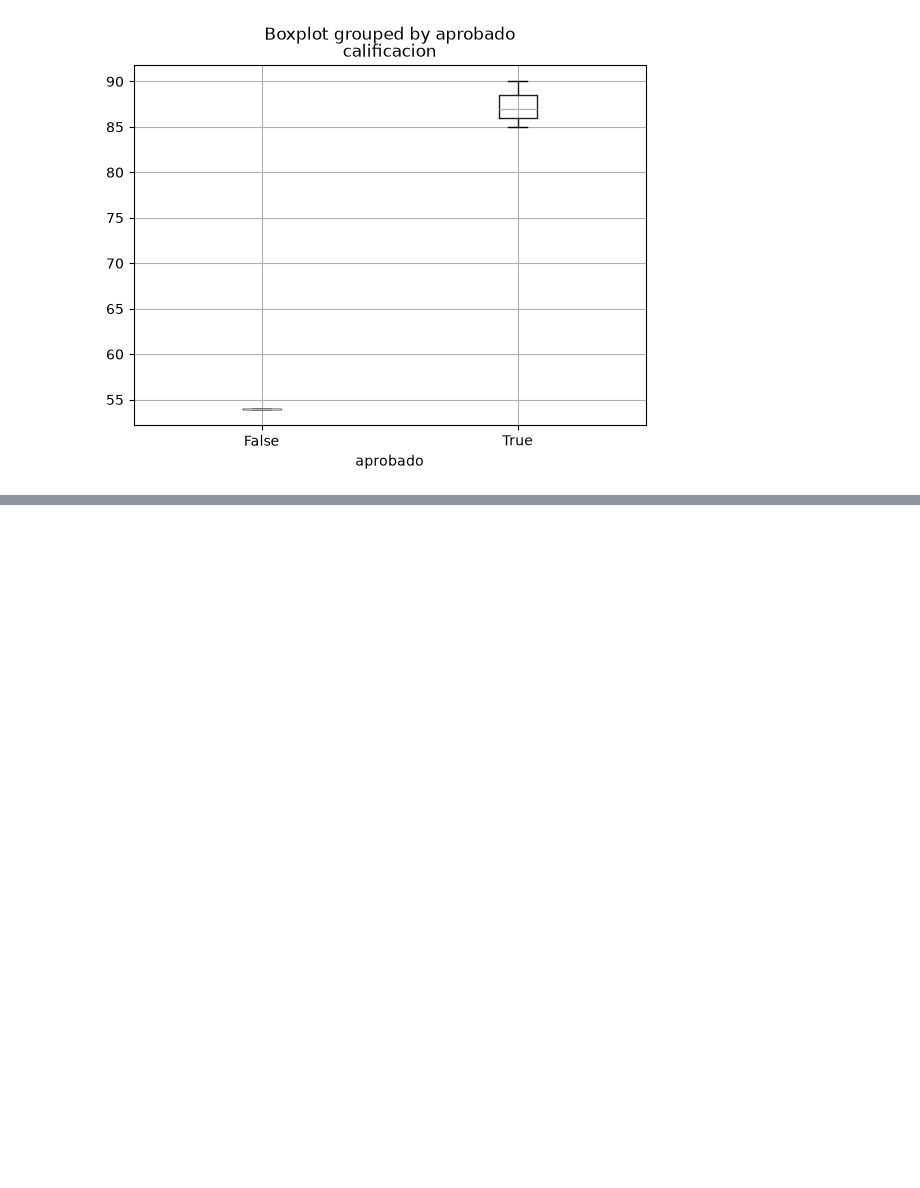
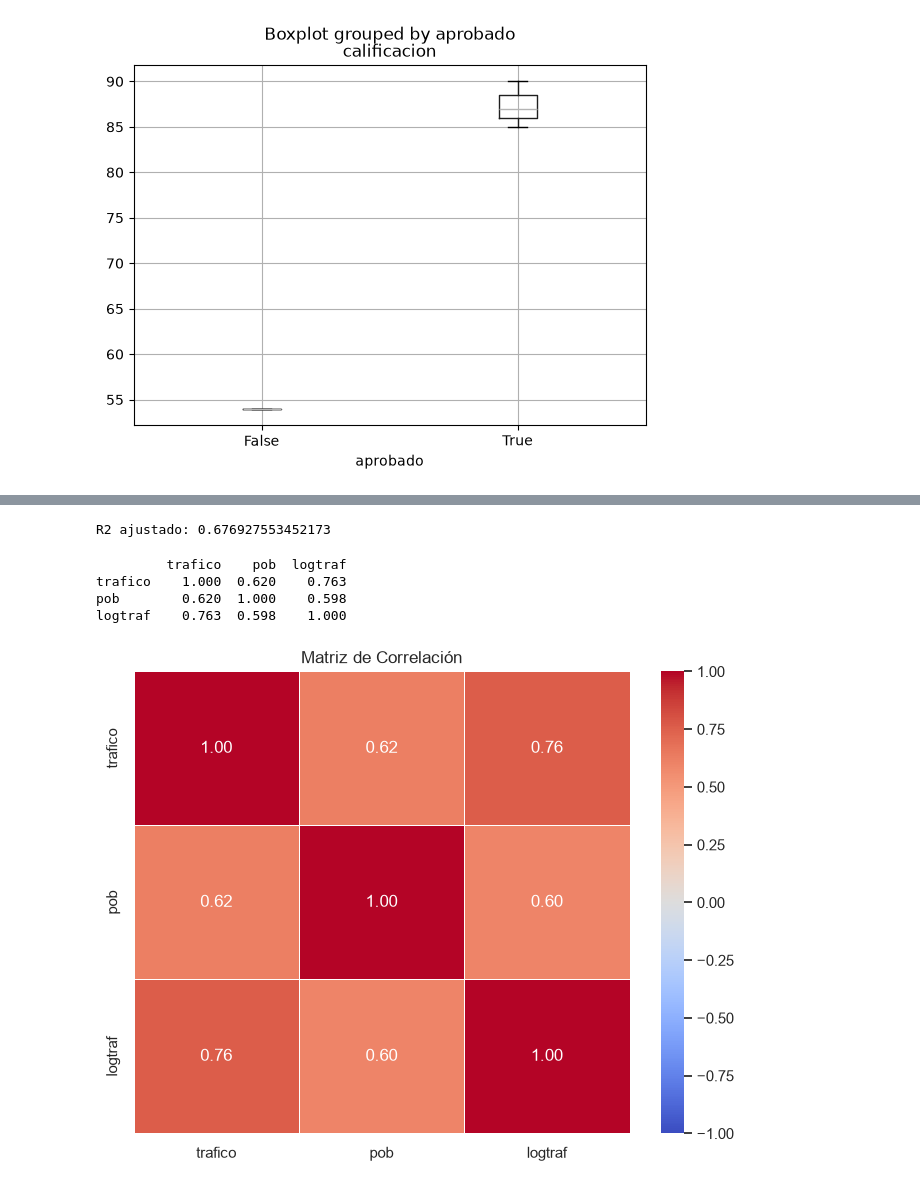
Before and after one commit to FabianAlmirall/Laboratorio_Python, a Jupyter notebook: Laboratorio_Python.ipynb, the cells around one changed output, grey strips where cells are left out. Cells and saved outputs as stored; diff of their text form; code cells hidden in the pictures; blank space fills up the shorter version.

```diff
--- a/Laboratorio_Python.ipynb
+++ b/Laboratorio_Python.ipynb
@@ -666,0 +809,31 @@ plt.show()
+# %%
+# R-cuadrado ajustado
+print("R2 ajustado:", mod3.rsquared_adj)
+# %% [output]
+R2 ajustado: 0.676927553452173
+# %%
+matriz_corr = df.corr(numeric_only=True)
+# Ver la matriz
+print(matriz_corr.round(3))
+# Ajustar tamaño de la figura
+plt.figure(figsize=(8, 6))
+
+# Dibujar el mapa de calor
+sns.heatmap(
+    matriz_corr,
+    annot=True,  # Muestra los valores numéricos dentro de cada celda
+    fmt=".2f",  # Formato con 2 decimales
+    cmap="coolwarm",  # Paleta de colores (azul = negativo, rojo = positivo)
+    vmin=-1,
+    vmax=1,  # Fijar límites de la escala de -1 a 1
+    linewidths=0.5,  # Separación entre celdas
+)
+
+plt.title("Matriz de Correlación")
+plt.show()
+# %% [output]
+         trafico    pob  logtraf
+trafico    1.000  0.620    0.763
+pob        0.620  1.000    0.598
+logtraf    0.763  0.598    1.000
+[figure, added]
```
Also changed, not shown: parts of 15 cells of this notebook.
